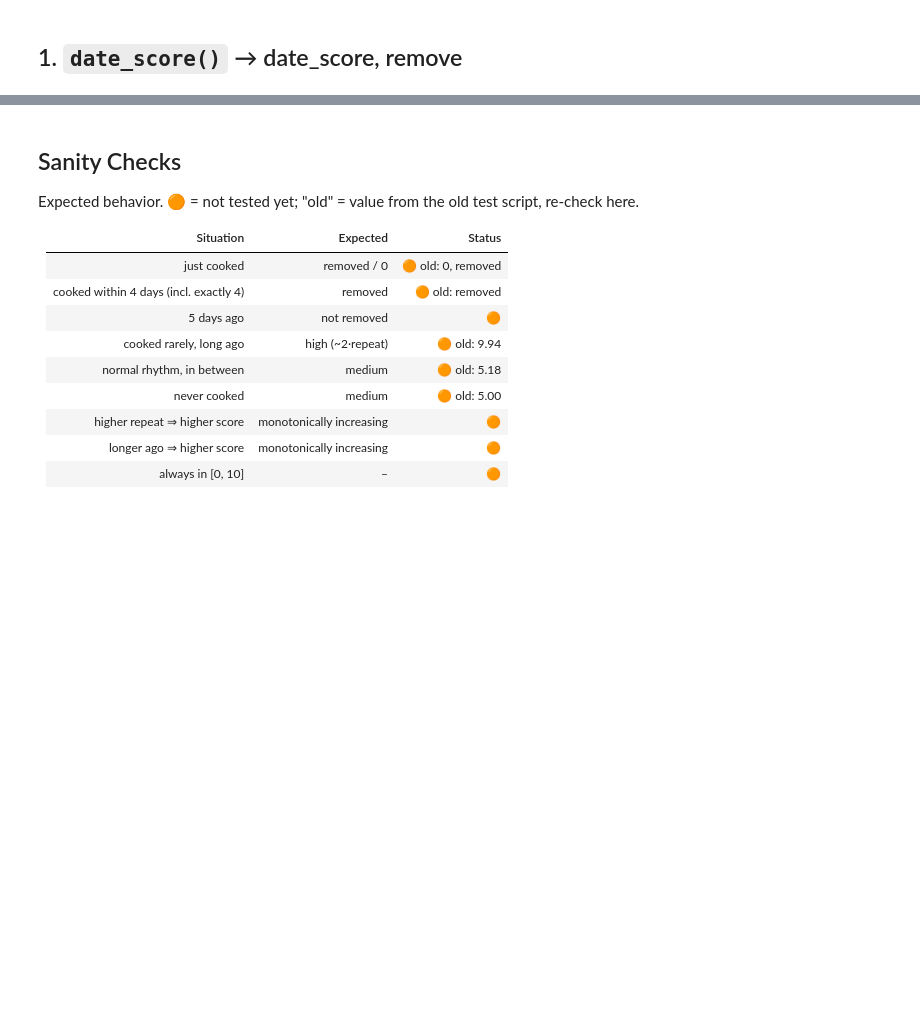
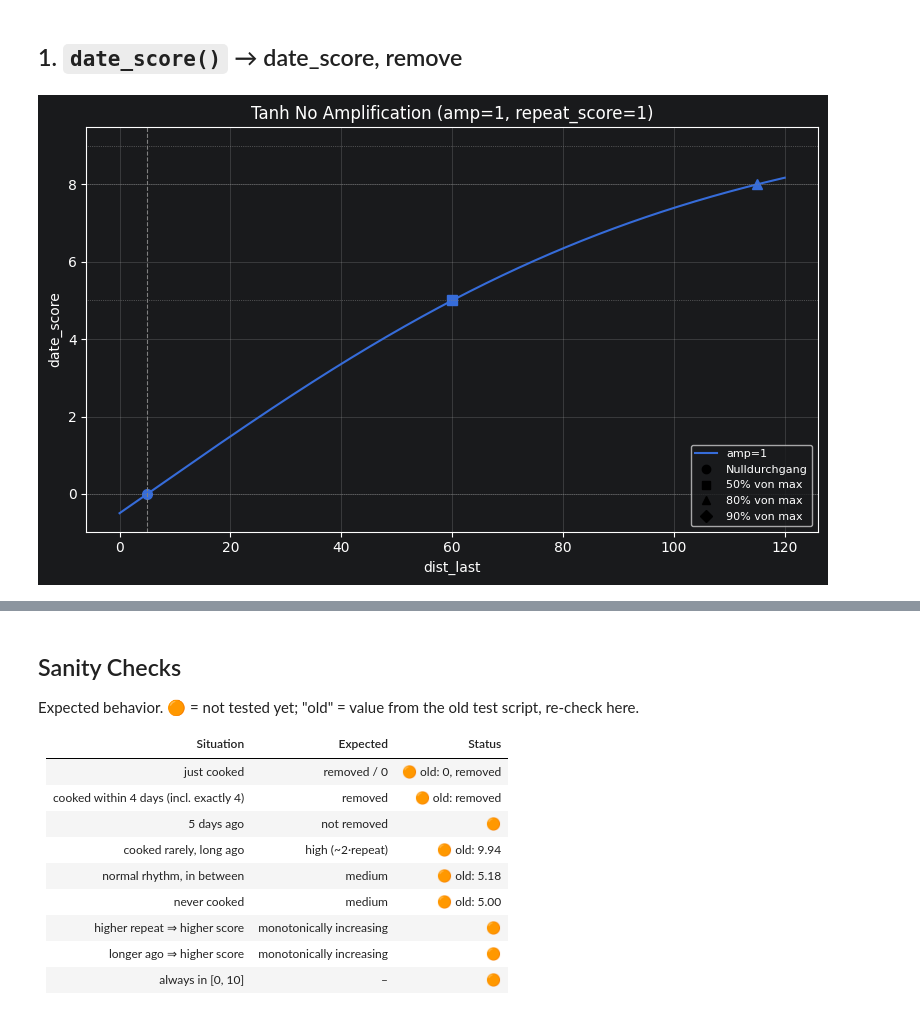
Before and after one commit to FunPhantasie/SmartFood, a Jupyter notebook: docs/Testing/date_score.ipynb, the cells around one changed output, grey strips where cells are left out. Drawn from its saved outputs; the diff is of its cells as text; code cells hidden in the pictures; blank space fills up the shorter version.

```diff
--- a/docs/Testing/date_score.ipynb
+++ b/docs/Testing/date_score.ipynb
@@ -32,0 +58,9 @@ def amplification(score, k=k):
+# %%
+dist_last = np.linspace(0, 120, 500)
+fig, ax = plt.subplots(figsize=(8, 5))
+plot_date_score(ax, amplification=1, dist_last=dist_last, label="amp=1")
+style_axes(ax, "Tanh No Amplification (amp=1, repeat_score=1)")
+plt.tight_layout()
+plt.show()
+# %% [output]
+[figure, added]
```
Also changed, not shown: parts of 7 cells of this notebook, 1 other file.
